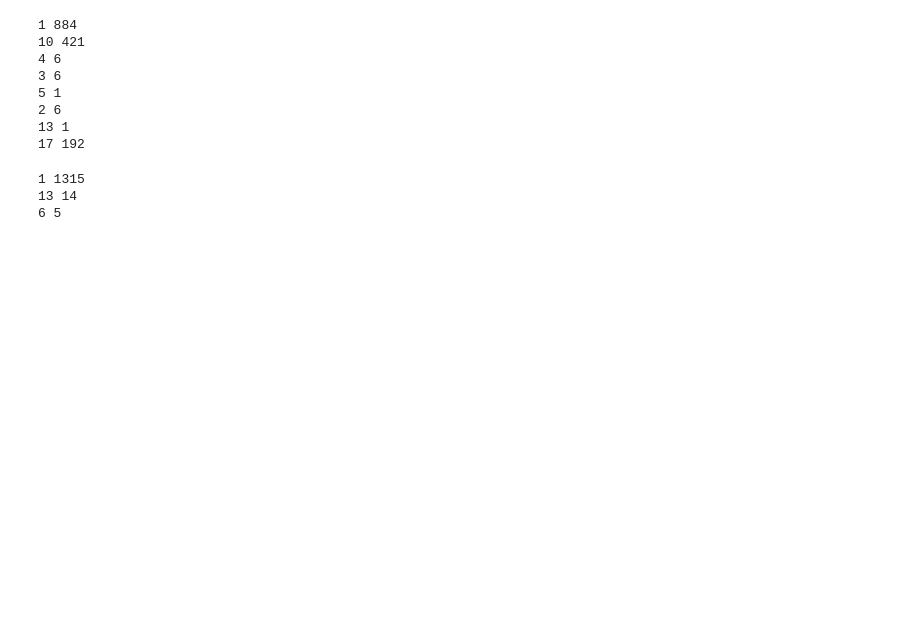
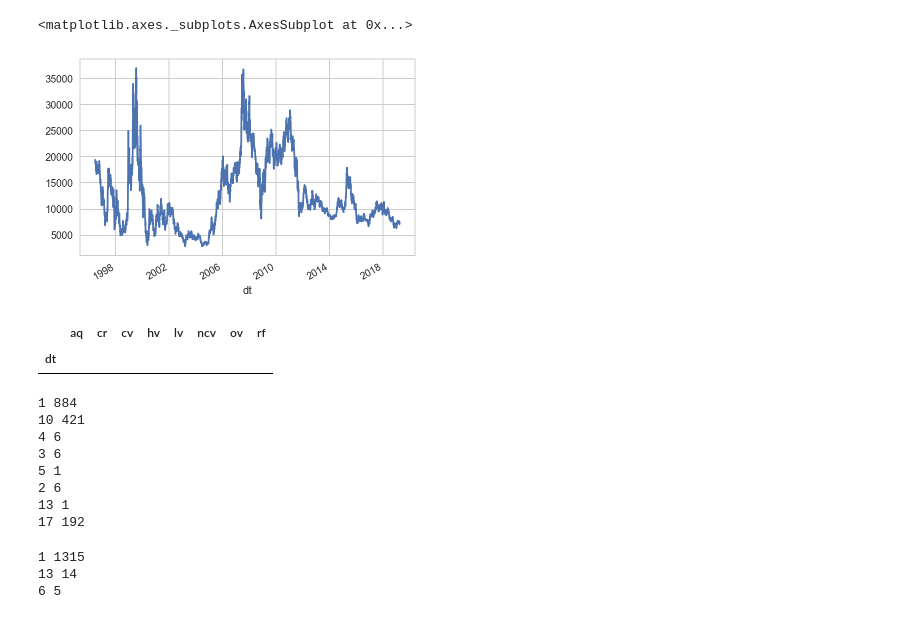
Before and after one commit to kimjungwon90/trade_bot, a Jupyter notebook: ServerSide.ipynb, the cells around one changed output. Drawn from its saved outputs; the diff is of its cells as text; code cells hidden in the pictures; blank space fills up the shorter version.

Commit message:
kospi kosdaq crawled

```diff
--- a/ServerSide.ipynb
+++ b/ServerSide.ipynb
@@ -1,15 +0,0 @@
-# %%
-import requests
-import pandas as pd
-
-kospi_info = pd.read_csv("./market_info/kospi.csv", index_col=0)
-kosdaq_info = pd.read_csv("./market_info/kosdaq.csv", index_col=0)
-
-kospi_list = pd.Series(kospi_info[kospi_info["section"] == 1].index).apply(lambda x: x[1:])
-kosdaq_list = pd.Series(kosdaq_info[kosdaq_info["section"] == 1].index).apply(lambda x: x[1:])
-
-df_price_kospi = pd.DataFrame(columns=kospi_list)
-df_price_kosdaq = pd.DataFrame(columns=kosdaq_list)
-
-stock = "005830"
-response = requests.get("https://m.stock.naver.com/api/item/getPriceDayList.nhn?code={}&pageSize=10000&page=1".format(stock))
@@ -18,3 +69,13 @@ pd.DataFrame(response.json()["result"]["list"]).to_csv("./market_info/date_df.cs
+# %%
+df_price_kospi["006800"].plot()
+# %% [output]
+<matplotlib.axes._subplots.AxesSubplot at 0x...>
+[figure, added]
+# %%
+df_stock[df_stock["cr"] > 30]
+# %% [output]
+|  | aq | cr | cv | hv | lv | ncv | ov | rf |
+| dt |  |  |  |  |  |  |  |  |
 # %%
 for x in kospi_info["section"].unique():
     print(x, kospi_info[kospi_info["section"] == x].shape[0])
```
Also changed, not shown: parts of 2 cells of this notebook.
